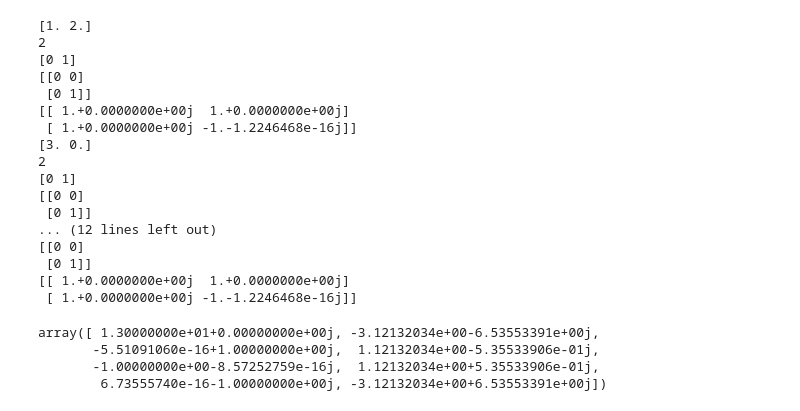
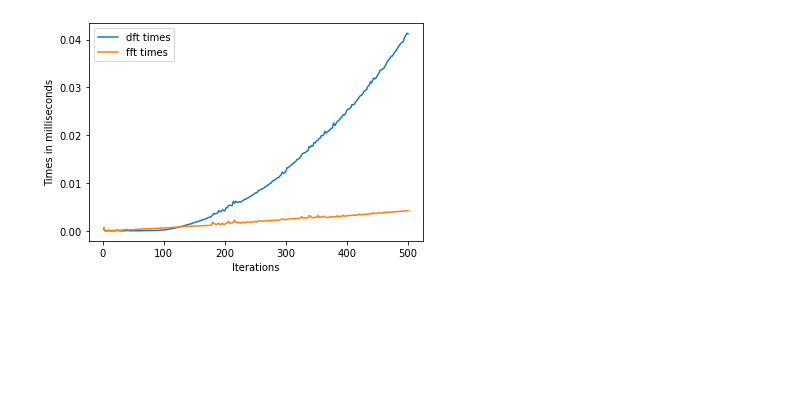
Before and after one commit to akhilgattu02/EE3900, a Jupyter notebook: Assignment-1/codes/yndft.ipynb, the cells around one changed output. Cells and saved outputs as stored; diff of their text form; code cells hidden in the pictures; blank space fills up the shorter version.

```diff
--- a/Assignment-1/codes/yndft.ipynb
+++ b/Assignment-1/codes/yndft.ipynb
@@ -54,38 +138,28 @@ def dft(x):
-# %%
-def fft(x):
-    x = np.asarray(x, dtype=float)
-    N = x.shape[0]
-    if N % 2 > 0:
-        raise ValueError("must be a power of 2")
-    elif N <= 2:
-        return dft(x)
-    else:
-        X_even = fft(x[::2])
-        X_odd = fft(x[1::2])
-        terms = np.exp(-2j * np.pi * np.arange(N) / N)
-        return np.concatenate([X_even + terms[:int(N/2)] * X_odd,
-                               X_even + terms[int(N/2):] * X_odd])
-# %%
-fft(y)
-# %% [output]
-[1. 2.]
-2
-[0 1]
-[[0 0]
- [0 1]]
-[[ 1.+0.0000000e+00j  1.+0.0000000e+00j]
- [ 1.+0.0000000e+00j -1.-1.2246468e-16j]]
-[3. 0.]
-2
-[0 1]
-[[0 0]
- [0 1]]
-... (12 lines left out)
-[[0 0]
- [0 1]]
-[[ 1.+0.0000000e+00j  1.+0.0000000e+00j]
- [ 1.+0.0000000e+00j -1.-1.2246468e-16j]]
-array([ 1.30000000e+01+0.00000000e+00j, -3.12132034e+00-6.53553391e+00j,
-       -5.51091060e-16+1.00000000e+00j,  1.12132034e+00-5.35533906e-01j,
-       -1.00000000e+00-8.57252759e-16j,  1.12132034e+00+5.35533906e-01j,
-        6.73555740e-16-1.00000000e+00j, -3.12132034e+00+6.53553391e+00j])
+# %%
+from scipy.linalg import dft
+times_dft = []
+iterations = []
+times_fft = []
+for i in range(2, 502, 2):
+    start_dft = time.time()
+    x = np.linspace(1, i, i)
+    y = dft(i)
+    final = y@x
+    end_dft = time.time()
+    times_dft.append(end_dft - start_dft)
+    start_fft = time.time()
+    x = np.linspace(1, i, i)
+    y = fft(x)
+    end_fft = time.time()
+    iterations.append(i)
+    times_fft.append(end_fft - start_fft)
+# %%
+import matplotlib.pyplot as plt
+plt.plot(iterations, times_dft, label='dft times')
+plt.plot(iterations, times_fft, label='fft times')
+plt.xlabel('Iterations')
+plt.ylabel('Times in milliseconds')
+plt.legend()
+plt.savefig('../figs/dft_fft_times.png')
+# %% [output]
+[figure, added]
```
Also changed, not shown: parts of 9 cells of this notebook, 20 other files.
